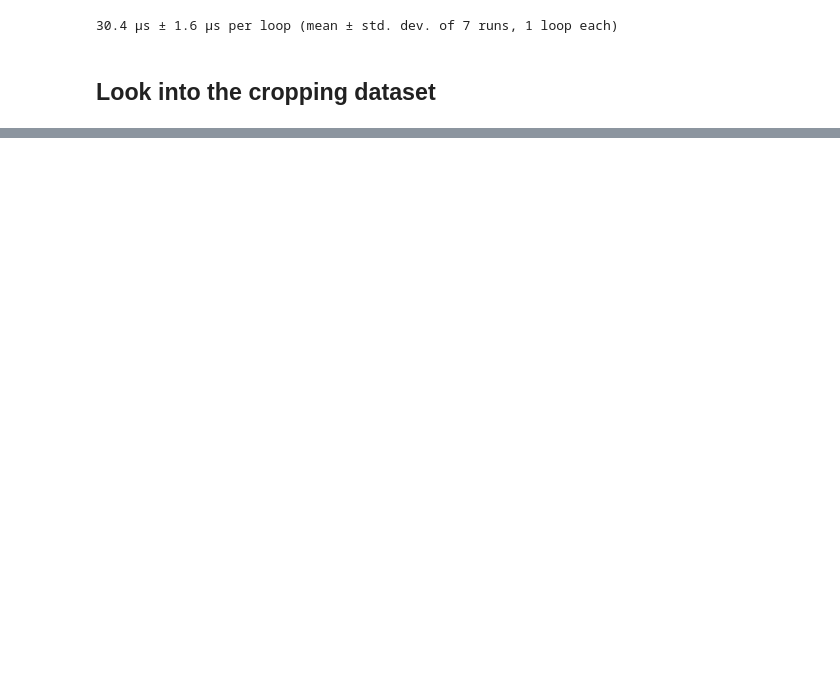
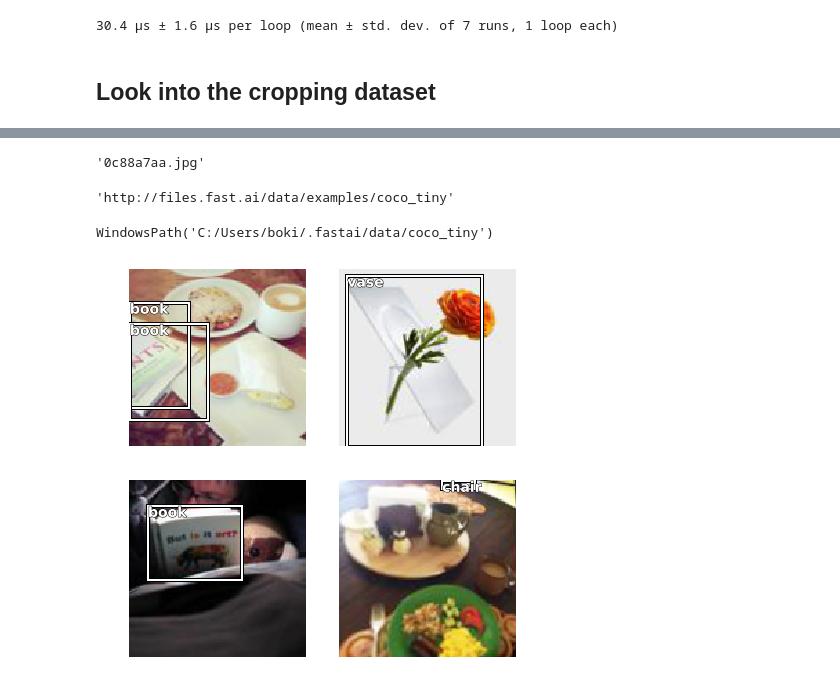
Before and after one commit to jachen36/humpback_kaggle, a Jupyter notebook: bounding_box_cropping.ipynb, the cells around one changed output, grey strips where cells are left out. Cells and saved outputs as stored; diff of their text form; code cells hidden in the pictures; blank space fills up the shorter version.

Commit message:
Start on implementing bounding box with FastAi

```diff
--- a/bounding_box_cropping.ipynb
+++ b/bounding_box_cropping.ipynb
@@ -51,0 +156,32 @@ for i in range(100): i**2
+# %%
+Path('data\\train_playground\\.\\0c88a7aa.jpg').name
+# %% [output]
+'0c88a7aa.jpg'
+# %%
+URLs.COCO_TINY
+# %% [output]
+'http://files.fast.ai/data/examples/coco_tiny'
+# %%
+coco = untar_data(URLs.COCO_TINY)
+images, lbl_bbox = get_annotations(coco/'train.json')
+img2bbox = dict(zip(images, lbl_bbox))
+get_y_func2 = lambda o:img2bbox[o.name]
+# %%
+coco
+# %% [output]
+WindowsPath('C:/Users/boki/.fastai/data/coco_tiny')
+# %%
+data2 = (ObjectItemList.from_folder(coco)
+        #Where are the images? -> in coco
+        .random_split_by_pct()
+        #How to split in train/valid? -> randomly with the default 20% in valid
+        .label_from_func(get_y_func2)
+        #How to find the labels? -> use get_y_func
+        .transform(get_transforms(), tfm_y=True)
+        #Data augmentation? -> Standard transforms with tfm_y=True
+        .databunch(bs=16, collate_fn=bb_pad_collate, num_workers=0))
+        #Finally we convert to a DataBunch and we use bb_pad_collate
+# %%
+data2.show_batch(rows=2, figsize=(6,6))
+# %% [output]
+[figure, added]
```
Also changed, not shown: parts of 25 cells of this notebook, 2 other files.
